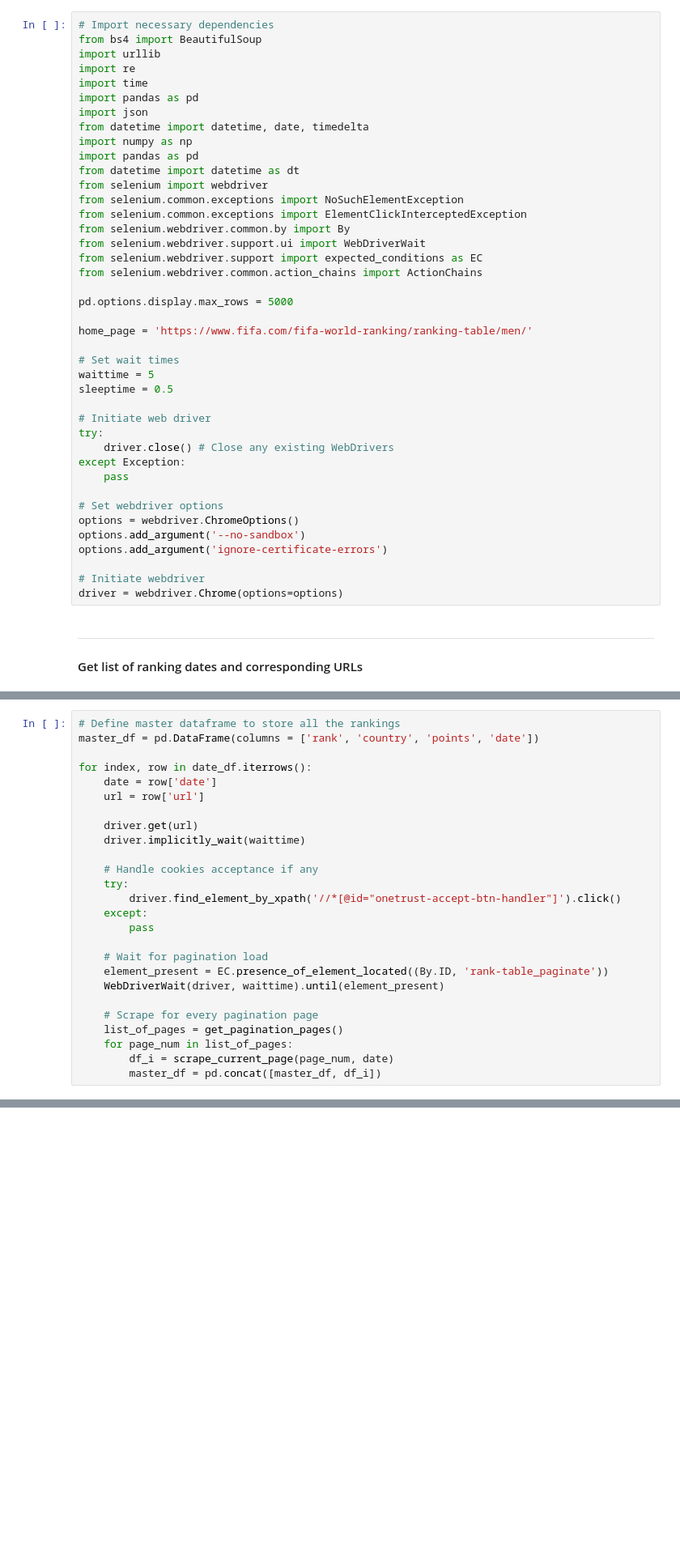
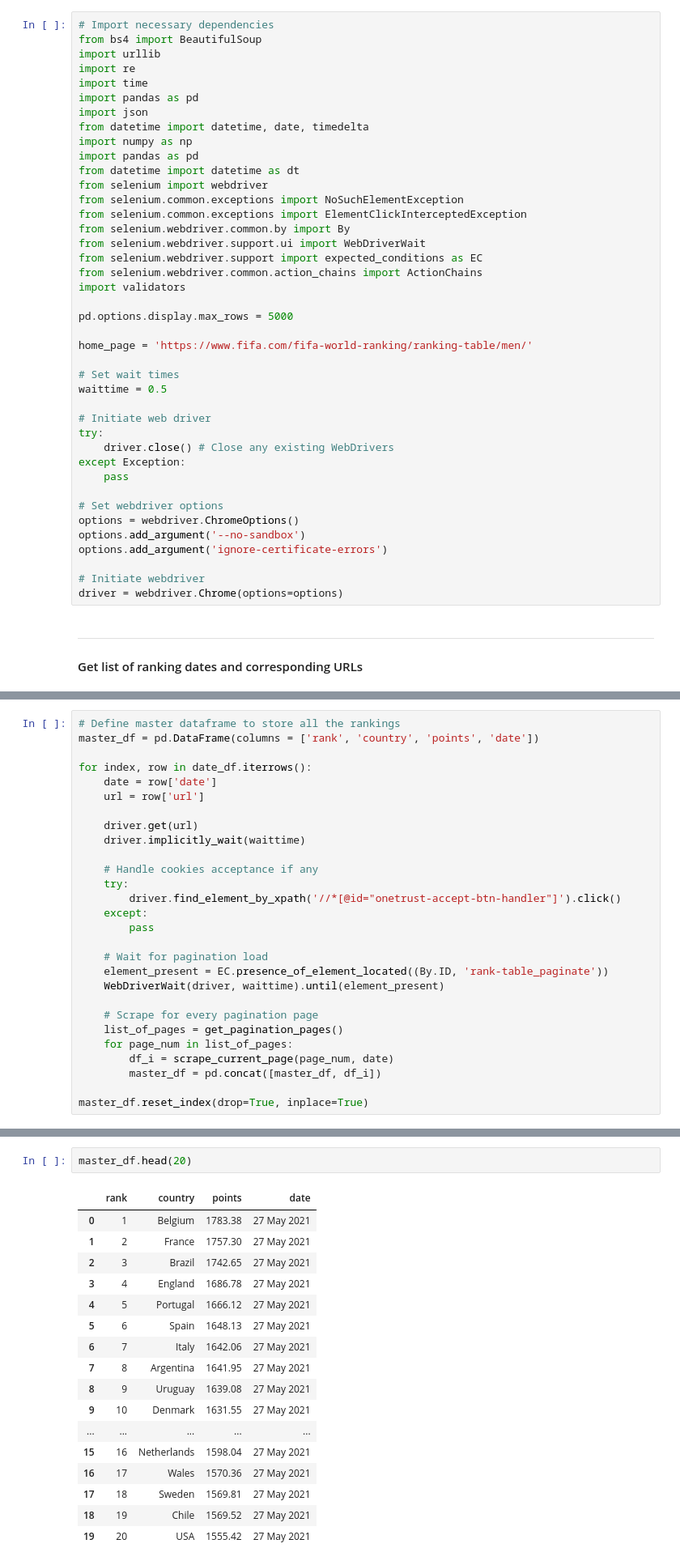
Before and after one commit to kennethleungty/FIFA-Football-World-Rankings, a Jupyter notebook: 01_FIFA_Rankings_Data_Acquisition.ipynb, the cells around one changed output, grey strips where cells are left out. Shown: that part at 81% size. Saved outputs shown, nothing was run; the diff lists cells and outputs as text; blank space fills up the shorter version.

```diff
--- a/01_FIFA_Rankings_Data_Acquisition.ipynb
+++ b/01_FIFA_Rankings_Data_Acquisition.ipynb
@@ -21,14 +21,14 @@ from selenium.webdriver.common.by import By
 from selenium.webdriver.support.ui import WebDriverWait
 from selenium.webdriver.support import expected_conditions as EC
 from selenium.webdriver.common.action_chains import ActionChains
+import validators
 
 pd.options.display.max_rows = 5000
 
 home_page = 'https://www.fifa.com/fifa-world-ranking/ranking-table/men/'
 
 # Set wait times
-waittime = 5
-sleeptime = 0.5
+waittime = 0.5
 
 # Initiate web driver
 try:
@@ -175,4 +175,6 @@ for index, row in date_df.iterrows():
     for page_num in list_of_pages:
         df_i = scrape_current_page(page_num, date)
         master_df = pd.concat([master_df, df_i])
+
+master_df.reset_index(drop=True, inplace=True)
 # %%
@@ -179,0 +187,20 @@ for index, row in date_df.iterrows():
+# %%
+master_df.head(20)
+# %% [output]
+|  | rank | country | points | date |
+| 0 | 1 | Belgium | 1783.38 | 27 May 2021 |
+| 1 | 2 | France | 1757.30 | 27 May 2021 |
+| 2 | 3 | Brazil | 1742.65 | 27 May 2021 |
+| 3 | 4 | England | 1686.78 | 27 May 2021 |
+| 4 | 5 | Portugal | 1666.12 | 27 May 2021 |
+| 5 | 6 | Spain | 1648.13 | 27 May 2021 |
+| 6 | 7 | Italy | 1642.06 | 27 May 2021 |
+| 7 | 8 | Argentina | 1641.95 | 27 May 2021 |
+| 8 | 9 | Uruguay | 1639.08 | 27 May 2021 |
+| 9 | 10 | Denmark | 1631.55 | 27 May 2021 |
+| ... | ... | ... | ... | ... |
+| 15 | 16 | Netherlands | 1598.04 | 27 May 2021 |
+| 16 | 17 | Wales | 1570.36 | 27 May 2021 |
+| 17 | 18 | Sweden | 1569.81 | 27 May 2021 |
+| 18 | 19 | Chile | 1569.52 | 27 May 2021 |
+| 19 | 20 | USA | 1555.42 | 27 May 2021 |
```
Also changed, not shown: parts of 2 cells of this notebook, 1 other file.
